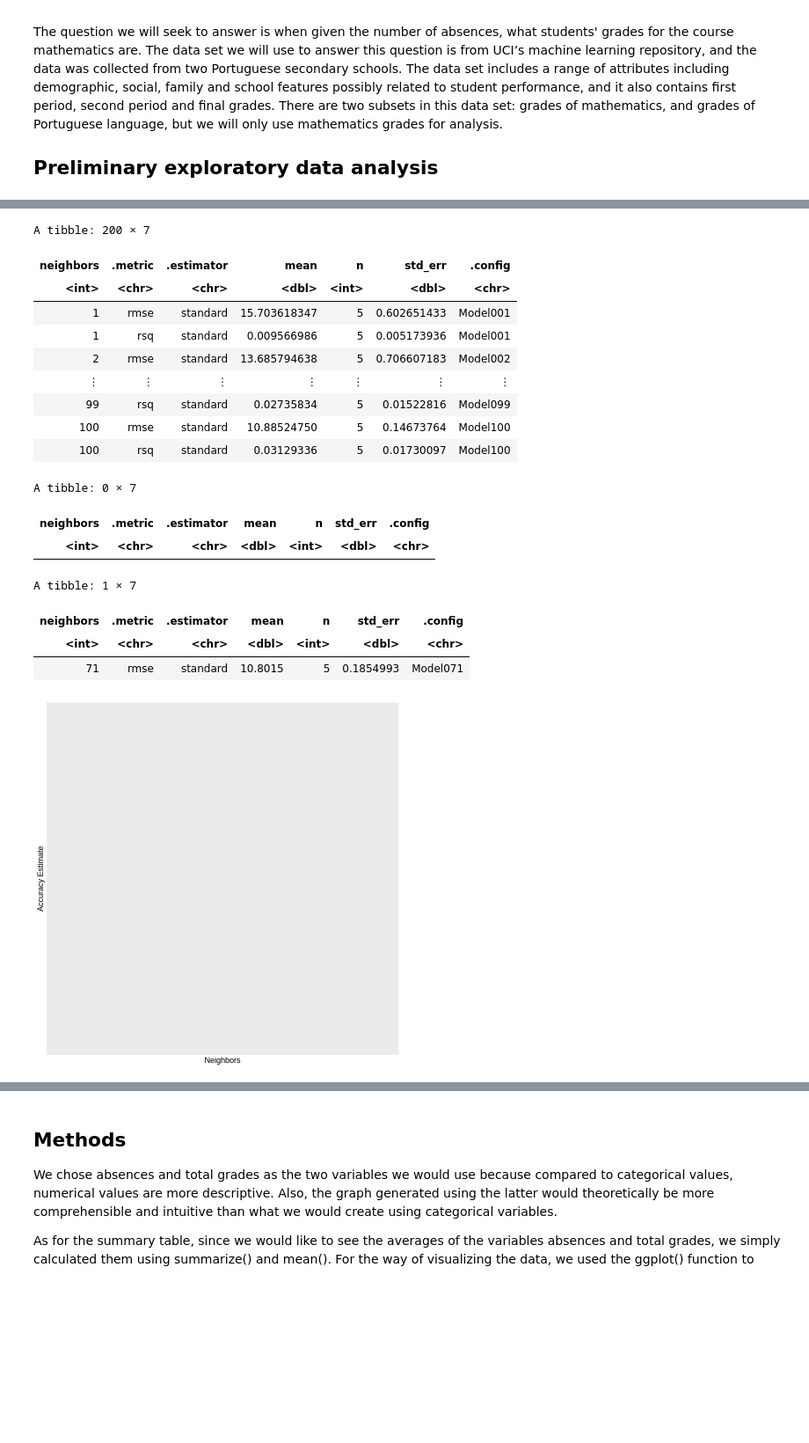
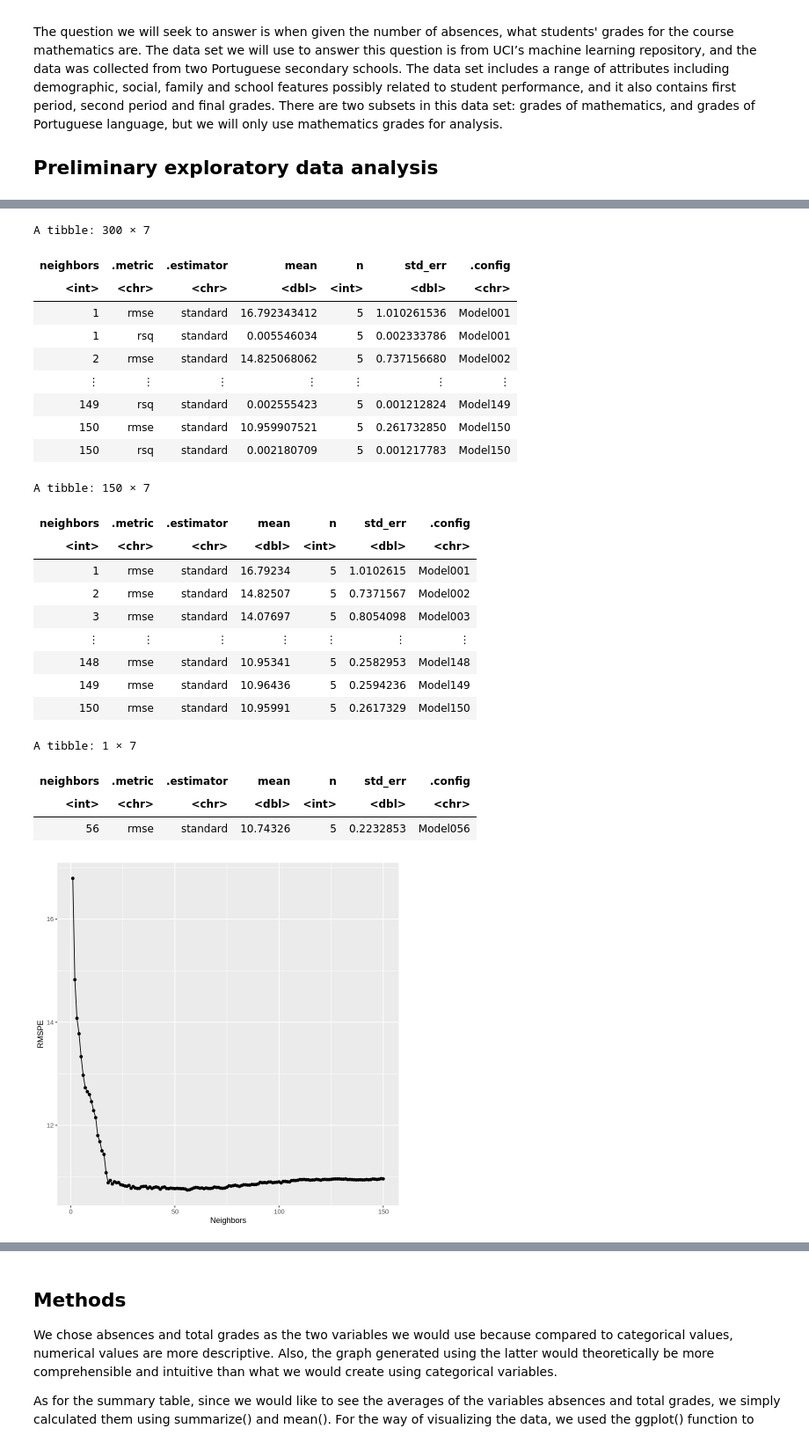
Before and after one commit to WenJiang411/dsci100_project, a Jupyter notebook: group_project-3.ipynb, the cells around one changed output, grey strips where cells are left out. Shown: that part at 88% size. Saved outputs shown, nothing was run; the diff lists cells and outputs as text; code cells hidden in the pictures; blank space fills up the shorter version.

```diff
--- a/group_project-3.ipynb
+++ b/group_project-3.ipynb
@@ -109,57 +123,64 @@ school_workflow = workflow() %>%
 add_recipe(school_recipe) %>%
 add_model(knn_spec)
 
-gridvals = tibble(neighbors = seq(1,100))
+gridvals = tibble(neighbors = seq(1,150))
 school_results <- school_workflow %>%
 tune_grid(resamples = school_vfold, grid = gridvals) %>%
 collect_metrics()
 school_results
 
-accuracies = school_results %>%
-filter(.metric == "accuracy")
-accuracies
+rmse_data <- school_results %>%
+filter(.metric == "rmse")
+rmse_data
 
-accuracy_vs_k <- ggplot(accuracies, aes(x=neighbors, y = mean)) +
+rmse_data_vs_k <- ggplot(rmse_data, aes(x = neighbors, y = mean)) +
 geom_point() +
 geom_line() +
-labs(x="Neighbors", y="Accuracy Estimate")
-accuracy_vs_k
+labs(x = "Neighbors", y = "RMSPE")
+rmse_data_vs_k
 
 school_min = school_results %>%
 filter(.metric == "rmse") %>%
 filter(mean == min(mean))
 school_min
 # %% [output]
 Data Recipe
 
 Inputs:
 
       role #variables
    outcome          1
  predictor          1
 
 Operations:
 
 Scaling for all_predictors()
 Centering for all_predictors()
-A tibble: 200 × 7
+A tibble: 300 × 7
 | neighbors | .metric | .estimator | mean | n | std_err | .config |
 | <int> | <chr> | <chr> | <dbl> | <int> | <dbl> | <chr> |
-| 1 | rmse | standard | 15.703618347 | 5 | 0.602651433 | Model001 |
-| 1 | rsq | standard | 0.009566986 | 5 | 0.005173936 | Model001 |
-| 2 | rmse | standard | 13.685794638 | 5 | 0.706607183 | Model002 |
+| 1 | rmse | standard | 16.792343412 | 5 | 1.010261536 | Model001 |
+| 1 | rsq | standard | 0.005546034 | 5 | 0.002333786 | Model001 |
+| 2 | rmse | standard | 14.825068062 | 5 | 0.737156680 | Model002 |
 | ⋮ | ⋮ | ⋮ | ⋮ | ⋮ | ⋮ | ⋮ |
-| 99 | rsq | standard | 0.02735834 | 5 | 0.01522816 | Model099 |
-| 100 | rmse | standard | 10.88524750 | 5 | 0.14673764 | Model100 |
-| 100 | rsq | standard | 0.03129336 | 5 | 0.01730097 | Model100 |
+| 149 | rsq | standard | 0.002555423 | 5 | 0.001212824 | Model149 |
+| 150 | rmse | standard | 10.959907521 | 5 | 0.261732850 | Model150 |
+| 150 | rsq | standard | 0.002180709 | 5 | 0.001217783 | Model150 |
-A tibble: 0 × 7
+A tibble: 150 × 7
 | neighbors | .metric | .estimator | mean | n | std_err | .config |
 | <int> | <chr> | <chr> | <dbl> | <int> | <dbl> | <chr> |
+| 1 | rmse | standard | 16.79234 | 5 | 1.0102615 | Model001 |
+| 2 | rmse | standard | 14.82507 | 5 | 0.7371567 | Model002 |
+| 3 | rmse | standard | 14.07697 | 5 | 0.8054098 | Model003 |
+| ⋮ | ⋮ | ⋮ | ⋮ | ⋮ | ⋮ | ⋮ |
+| 148 | rmse | standard | 10.95341 | 5 | 0.2582953 | Model148 |
+| 149 | rmse | standard | 10.96436 | 5 | 0.2594236 | Model149 |
+| 150 | rmse | standard | 10.95991 | 5 | 0.2617329 | Model150 |
 A tibble: 1 × 7
 | neighbors | .metric | .estimator | mean | n | std_err | .config |
 | <int> | <chr> | <chr> | <dbl> | <int> | <dbl> | <chr> |
-| 71 | rmse | standard | 10.8015 | 5 | 0.1854993 | Model071 |
+| 56 | rmse | standard | 10.74326 | 5 | 0.2232853 | Model056 |
-[figure, old version]
+[figure, new version]
 # %%
 kmin <- school_min %>% pull(neighbors)
 
```
Also changed, not shown: parts of 5 cells of this notebook.
